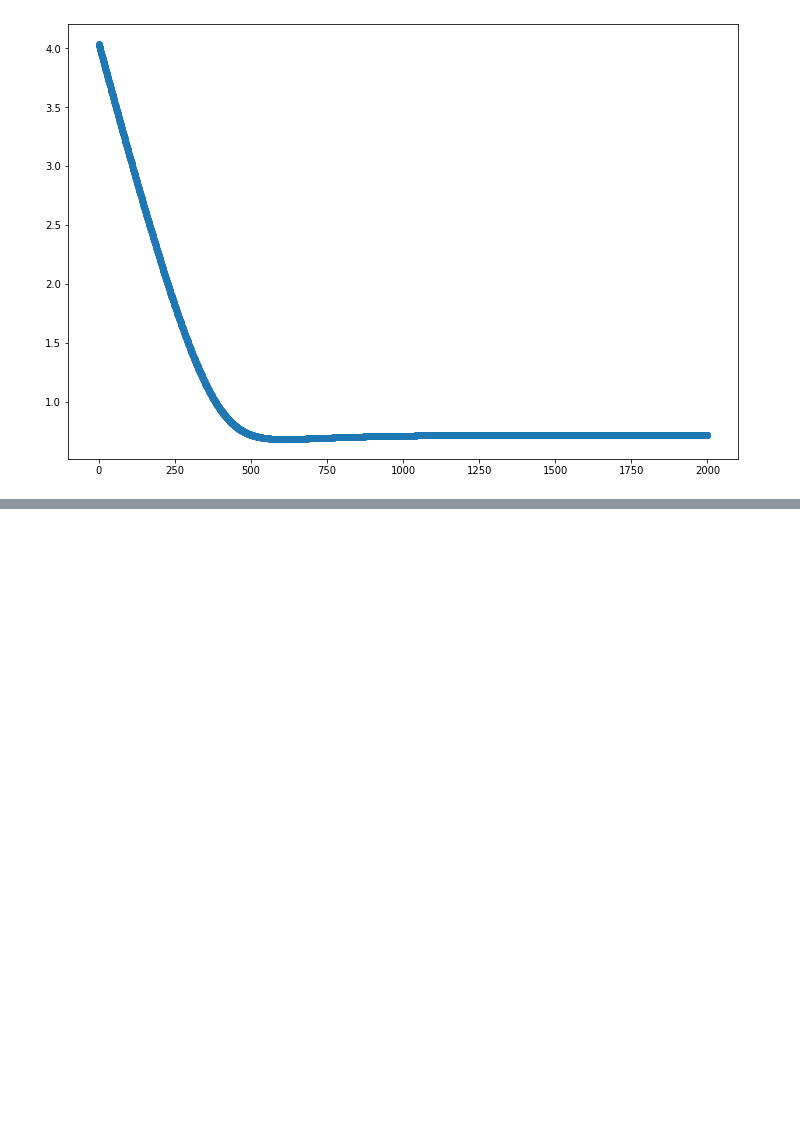
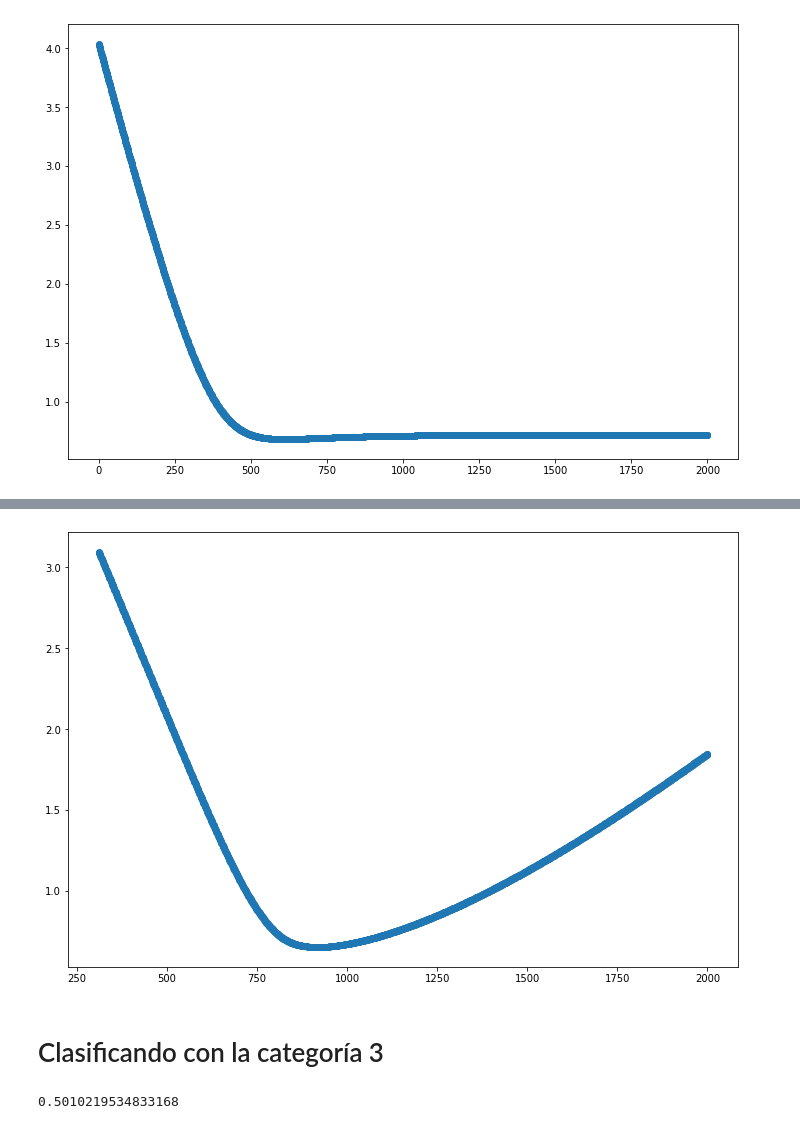
Before and after one commit to hwalter734/LAB6-EOML, a Jupyter notebook: lab6-Walter-20180006.ipynb, the cells around one changed output, grey strips where cells are left out. Saved outputs shown, nothing was run; the diff lists cells and outputs as text; code cells hidden in the pictures; blank space fills up the shorter version.

```diff
--- a/lab6-Walter-20180006.ipynb
+++ b/lab6-Walter-20180006.ipynb
@@ -157,0 +203,8 @@ plt.show()
+# %%
+plt.figure(figsize = (12, 8))
+plt.scatter(range(0, len(J)), J)
+plt.show()
+# %% [output]
+[figure, added]
+# %% [markdown]
+# Clasificando con la categoría 3
@@ -157,0 +215,7 @@ plt.show()
+# %%
+m, n =  xtrain.shape
+theta = np.full((1,n), 0.5)
+J, acc, arr_theta = predict(xtrain, ytrain, theta, learning_rate=0.00001)
+valor_h(xtrain, xtest, arr_theta)
+# %% [output]
+0.5010219534833168
```
Also changed, not shown: parts of 26 cells of this notebook.
